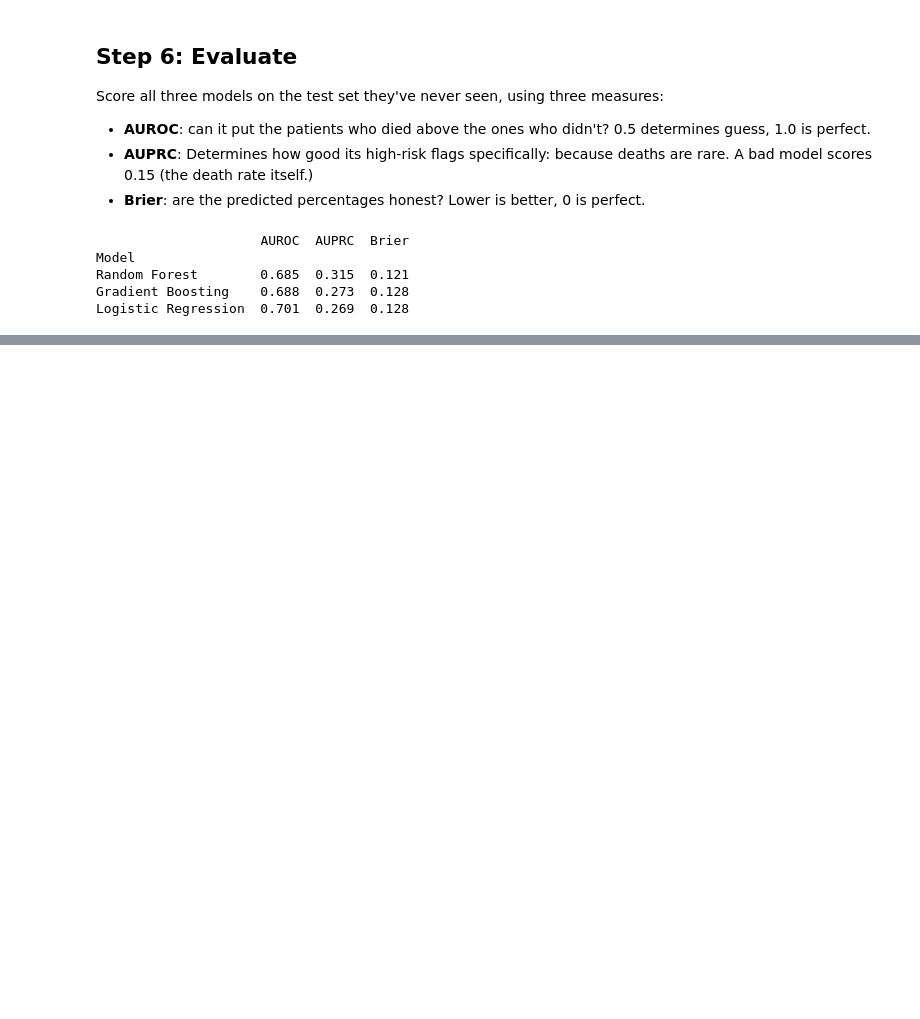
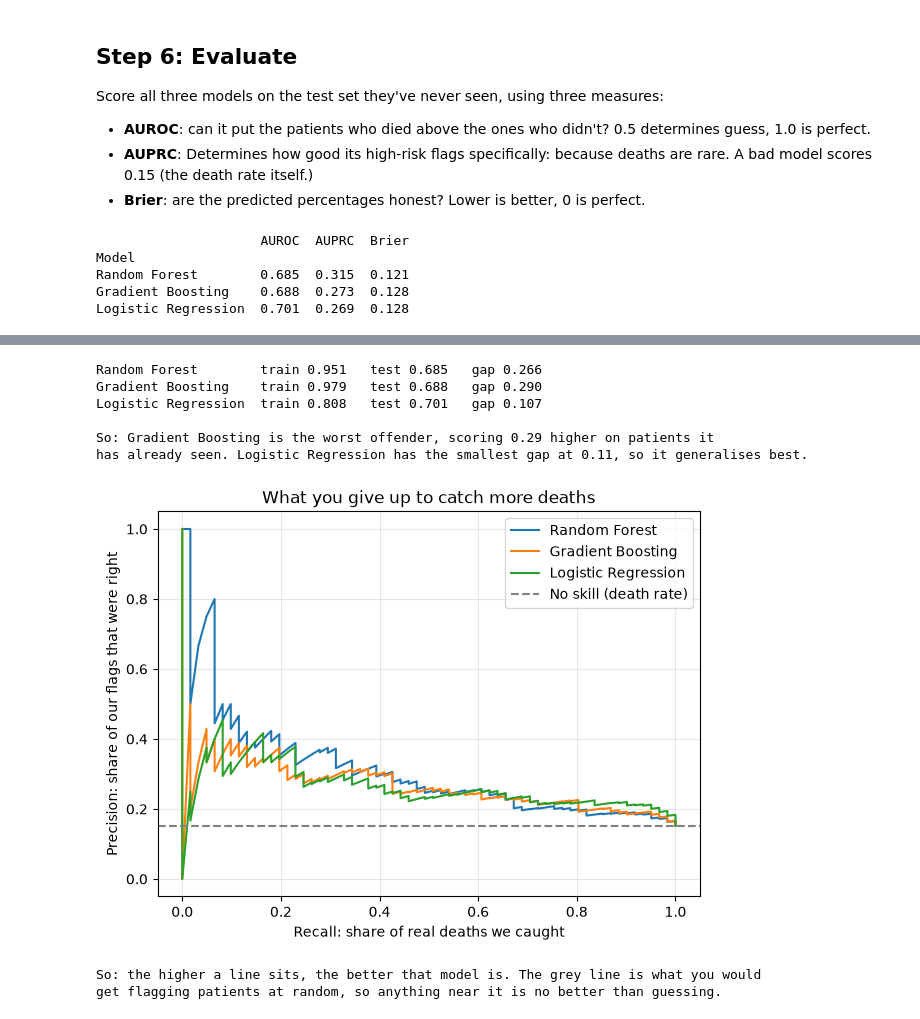
Before and after one commit to AmanSK28/BOLD_Mortality_Prediction_Model, a Jupyter notebook: bold_mortality_pipeline.ipynb, the cells around one changed output, grey strips where cells are left out. Cells and saved outputs as stored; diff of their text form; code cells hidden in the pictures; blank space fills up the shorter version.

```diff
--- a/bold_mortality_pipeline.ipynb
+++ b/bold_mortality_pipeline.ipynb
@@ -458,0 +513,57 @@ Logistic Regression  0.701  0.269  0.128
+# %%
+# Check 2: is the model memorising instead of learning?
+# Score it on the data it trained on, then on data it has never seen. A big gap means
+# it memorised patients rather than finding patterns that carry over.
+
+train_sets = {"Random Forest": X_train_filled,
+              "Gradient Boosting": X_train_filled,
+              "Logistic Regression": X_train_scaled}
+
+gaps = {}
+for name, model, X_eval in models:
+    train_score = roc_auc_score(y_train, model.predict_proba(train_sets[name])[:, 1])
+    test_score = roc_auc_score(y_test, model.predict_proba(X_eval)[:, 1])
+    gaps[name] = train_score - test_score
+    print(f"{name:<20} train {train_score:.3f}   test {test_score:.3f}   gap {train_score - test_score:.3f}")
+
+worst = max(gaps, key=gaps.get)
+best = min(gaps, key=gaps.get)
+print()
+print(f"So: {worst} is the worse nder, scoring {gaps[worst]:.2f} higher on patients it")
+print(f"has already seen. {best} has the smallest gap at {gaps[best]:.2f}, so it generalises best.")
+# %% [output]
+Random Forest        train 0.951   test 0.685   gap 0.266
+Gradient Boosting    train 0.979   test 0.688   gap 0.290
+Logistic Regression  train 0.808   test 0.701   gap 0.107
+
+So: Gradient Boosting is the worst offender, scoring 0.29 higher on patients it
+has already seen. Logistic Regression has the smallest gap at 0.11, so it generalises best.
+# %%
+# Check 3: the precision and recall trade-off.
+# Precision: of the patients we flag, how many really died.
+# Recall:    of the patients who really died, how many we flagged.
+# Moving the threshold trades one against the other, you can't have both.
+
+import matplotlib.pyplot as plt
+from sklearn.metrics import precision_recall_curve, precision_score, recall_score
+
+plt.figure(figsize=(7, 5))
+for name, model, X_eval in models:
+    precision, recall, _ = precision_recall_curve(y_test, model.predict_proba(X_eval)[:, 1])
+    plt.plot(recall, precision, label=name)
+
+# A model with no skill would sit flat at the death rate.
+plt.axhline(y_test.mean(), linestyle="--", color="grey", label="No skill (death rate)")
+plt.xlabel("Recall: share of real deaths we caught")
+plt.ylabel("Precision: share of our flags that were right")
+plt.title("What you give up to catch more deaths")
+plt.legend()
+plt.grid(alpha=0.3)
+plt.show()
+
+print("So: the higher a line sits, the better that model is. The grey line is what you would")
+print("get flagging patients at random, so anything near it is no better than guessing.")
+# %% [output]
+[figure, added]
+So: the higher a line sits, the better that model is. The grey line is what you would
+get flagging patients at random, so anything near it is no better than guessing.
```
Also changed, not shown: parts of 4 cells of this notebook.
